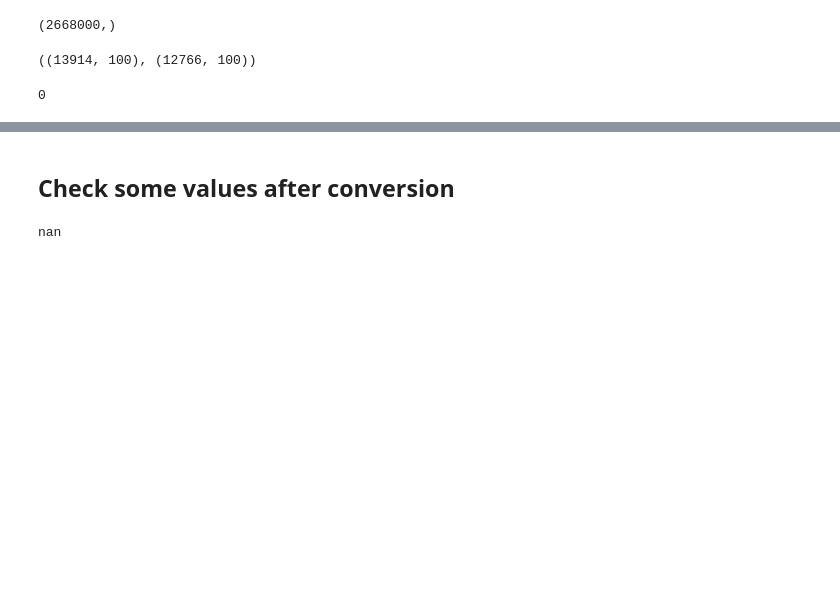
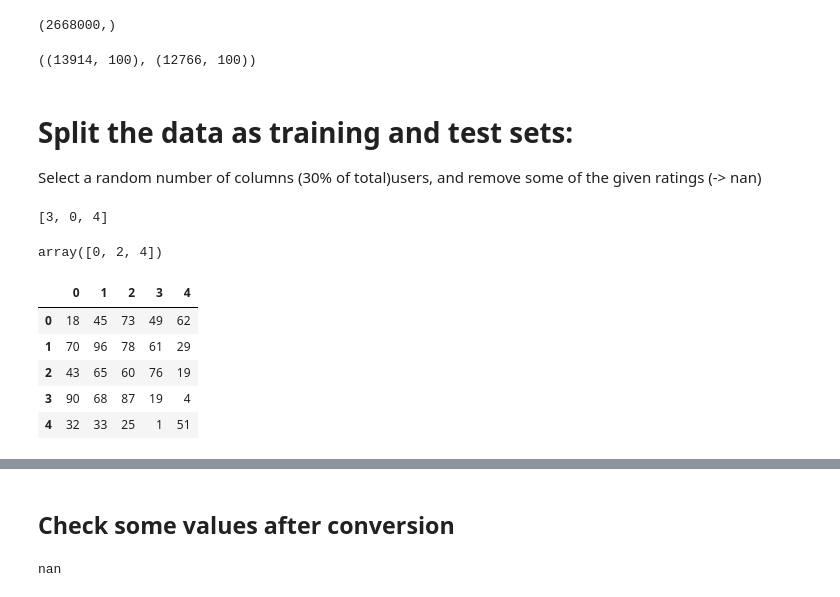
Before and after one commit to Sandy4321/yelp-recommender-system, a Jupyter notebook: Recommender System.ipynb, the cells around one changed output, grey strips where cells are left out. Drawn from its saved outputs; the diff is of its cells as text; code cells hidden in the pictures; blank space fills up the shorter version.

```diff
--- a/Recommender System.ipynb
+++ b/Recommender System.ipynb
@@ -382,7 +286,27 @@ X.shape, theta.shape
 # %%
 X1 = np.reshape(params[:num_business*num_features], (num_business, num_features))
 theta1 = np.reshape(params[num_business*num_features:], (num_user, num_features))
-# %%
-(theta!=theta1).sum()
-# %% [output]
-0
+# %% [markdown]
+# Split the data as training and test sets:
+
+Select a random number of columns (30% of total)users, and remove some of the given ratings (-> nan)
+# %%
+mask = random.sample(range(5), 3)
+mask
+# %% [output]
+[3, 0, 4]
+# %%
+mask2 = np.random.choice(5, 3, replace=False)
+mask2
+# %% [output]
+array([0, 2, 4])
+# %%
+df = pd.DataFrame(np.random.randint(0, 100,(5,5)), columns=range(5))
+df
+# %% [output]
+|  | 0 | 1 | 2 | 3 | 4 |
+| 0 | 18 | 45 | 73 | 49 | 62 |
+| 1 | 70 | 96 | 78 | 61 | 29 |
+| 2 | 43 | 65 | 60 | 76 | 19 |
+| 3 | 90 | 68 | 87 | 19 | 4 |
+| 4 | 32 | 33 | 25 | 1 | 51 |
```
Also changed, not shown: parts of 23 cells of this notebook.
